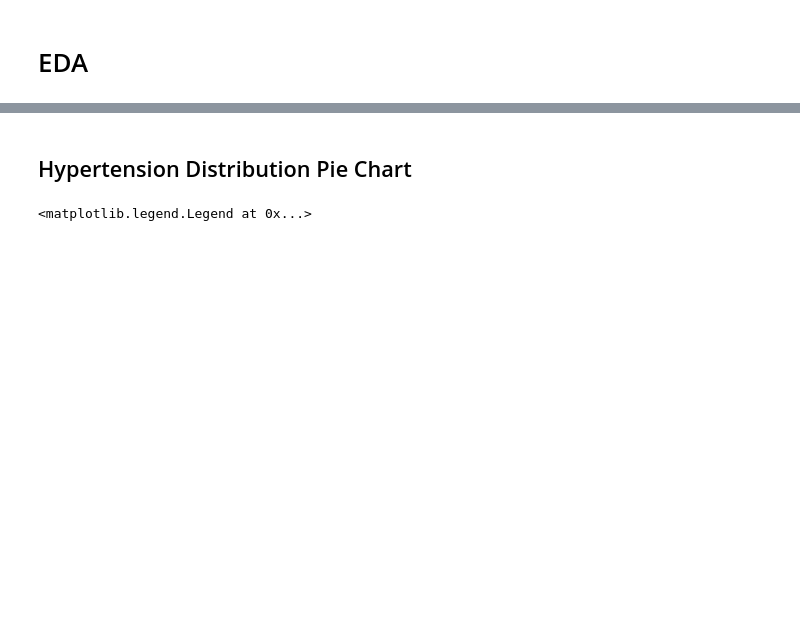
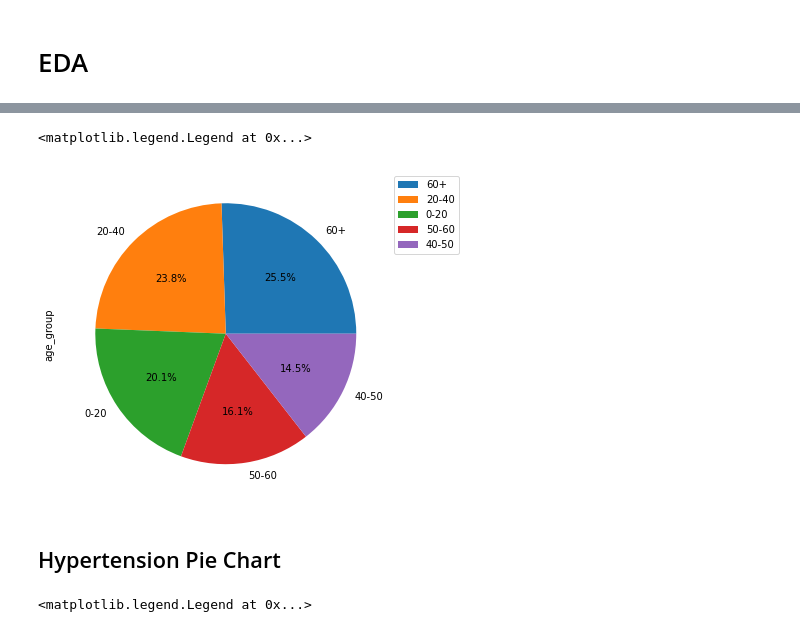
Before and after one commit to justindavin/CP468-Term-Project, a Jupyter notebook: Stroke Prediction.ipynb, the cells around one changed output, grey strips where cells are left out. Saved outputs shown, nothing was run; the diff lists cells and outputs as text; code cells hidden in the pictures; blank space fills up the shorter version.

```diff
--- a/Stroke Prediction.ipynb
+++ b/Stroke Prediction.ipynb
@@ -142,5 +137,12 @@ plt.legend(loc='upper right')
+# %%
+plt.figure(figsize=(6,6))
+data_eda['age_group'].value_counts().plot(kind='pie', autopct='%1.1f%%')
+plt.legend(bbox_to_anchor=(1, 1))
+# %% [output]
+<matplotlib.legend.Legend at 0x...>
+[figure, added]
 # %% [markdown]
-## Hypertension Distribution Pie Chart
+## Hypertension Pie Chart
 # %%
 plt.figure(figsize=(6,6))
 data_eda['hypertension'].value_counts().plot(kind='pie', autopct='%1.1f%%')
```
Also changed, not shown: parts of 46 cells of this notebook.
